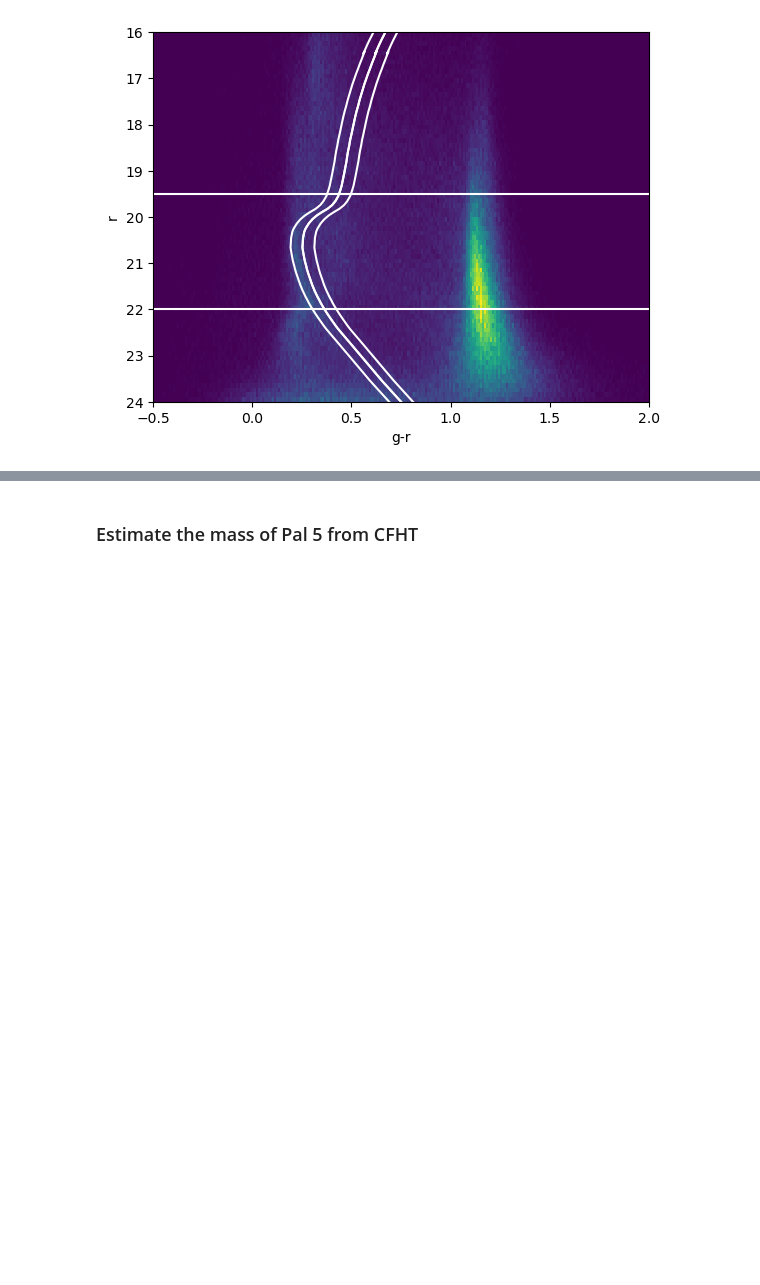
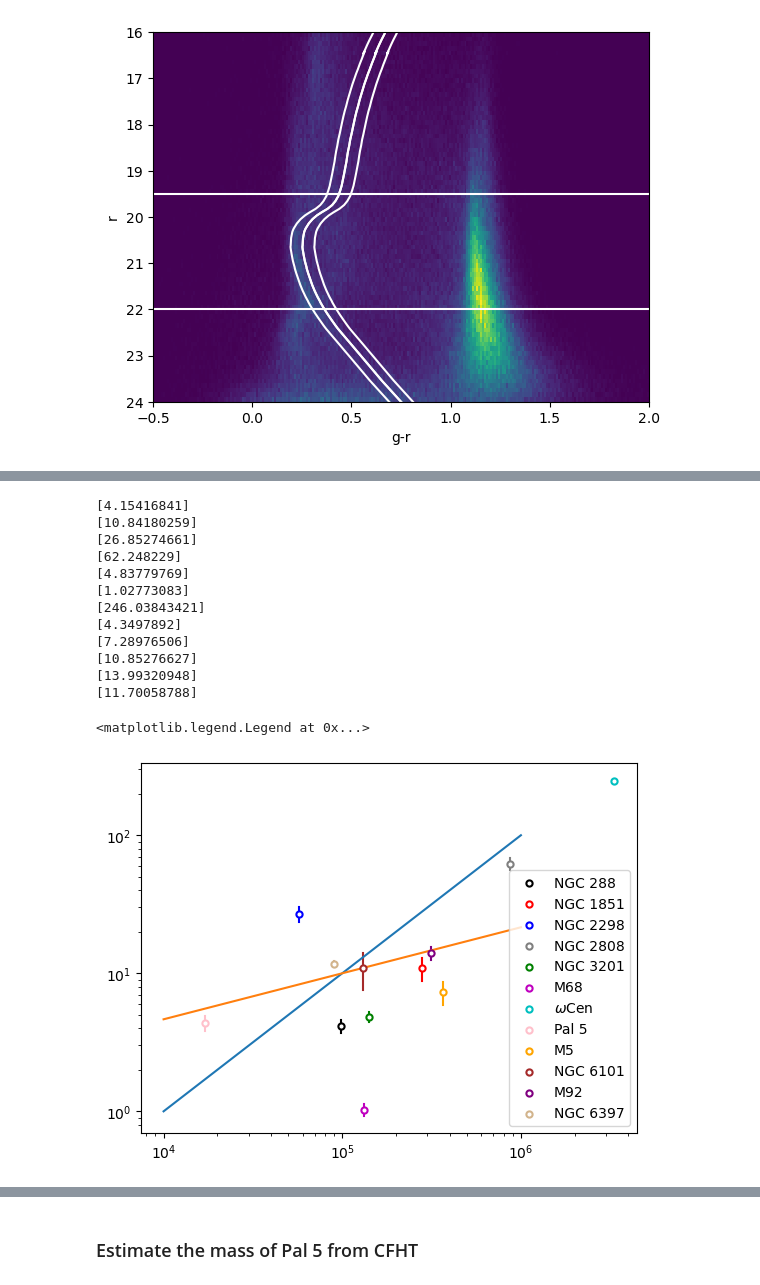
Before and after one commit to ybillchen/GC_stream, a Jupyter notebook: notebooks/GC-streams-mass.ipynb, the cells around one changed output, grey strips where cells are left out. Saved outputs shown, nothing was run; the diff lists cells and outputs as text; code cells hidden in the pictures; blank space fills up the shorter version.

```diff
--- a/notebooks/GC-streams-mass.ipynb
+++ b/notebooks/GC-streams-mass.ipynb
@@ -542,0 +733,28 @@ mass loss rate from Gaia = 16.4961 Msun/Myr
+# %%
+for key, c in zip(gc_stream_list, color_list):
+    print(mdot_dict[key])
+    plt.scatter(10**gc.loc[key]['logm'], mdot_dict[key],
+        ec=c, fc='w', lw=1.5, s=20, label=display_name_convert(key), zorder=100)
+    plt.plot([10**gc.loc[key]['logm']]*2, [mdot_dict[key]*(1-1/np.sqrt(n_obs_dict[key])), mdot_dict[key]*(1+1/np.sqrt(n_obs_dict[key]))],
+        c=c, lw=1.5)
+
+plt.plot([1e4, 1e6], [1e0,1e2])
+plt.plot([1e4, 1e6], [10**(2/3),10**(4/3)])
+plt.xscale('log')
+plt.yscale('log')
+plt.legend()
+# %% [output]
+[4.15416841]
+[10.84180259]
+[26.85274661]
+[62.248229]
+[4.83779769]
+[1.02773083]
+[246.03843421]
+[4.3497892]
+[7.28976506]
+[10.85276627]
+[13.99320948]
+[11.70058788]
+<matplotlib.legend.Legend at 0x...>
+[figure, added]
```
Also changed, not shown: parts of 19 cells of this notebook.
